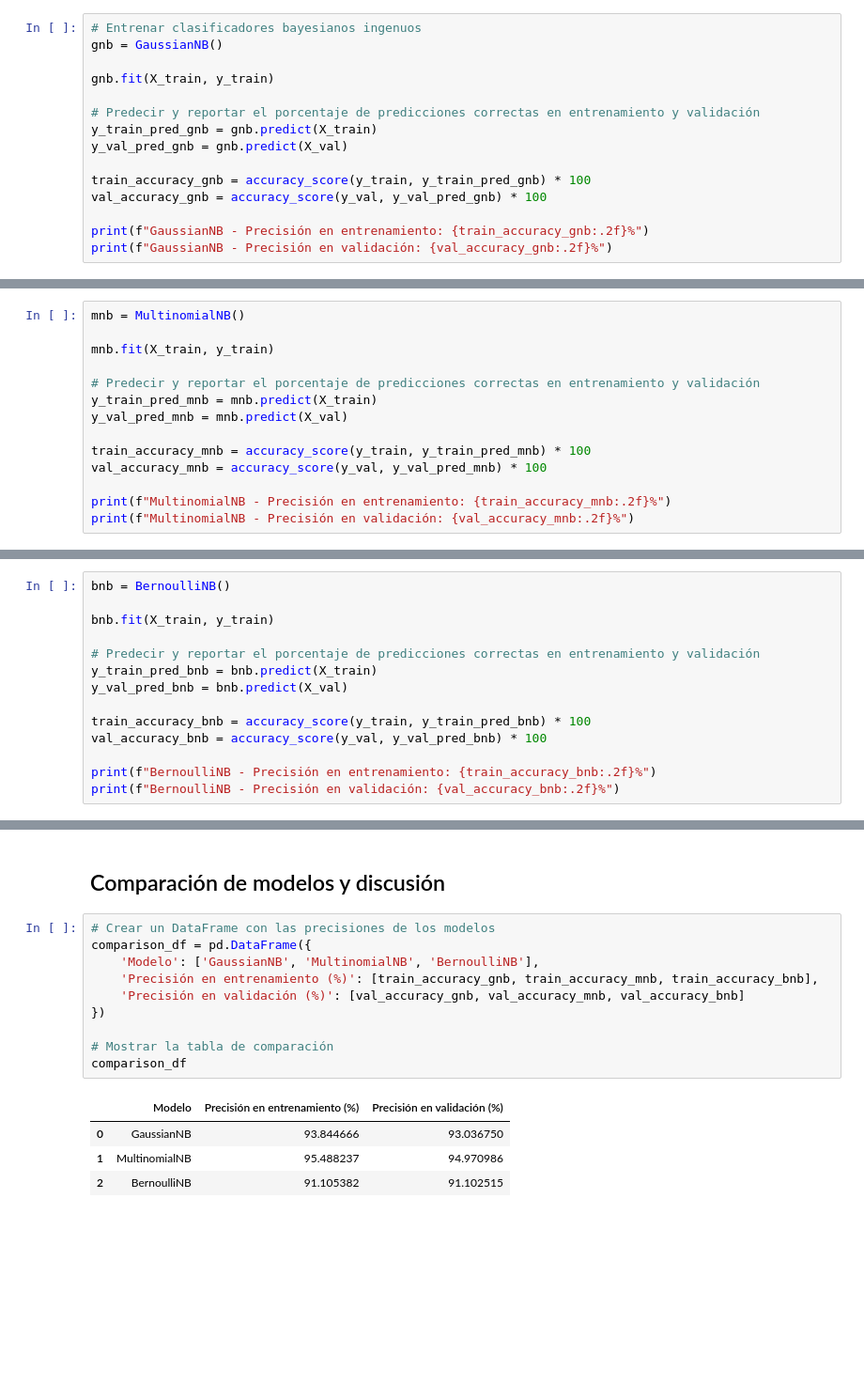
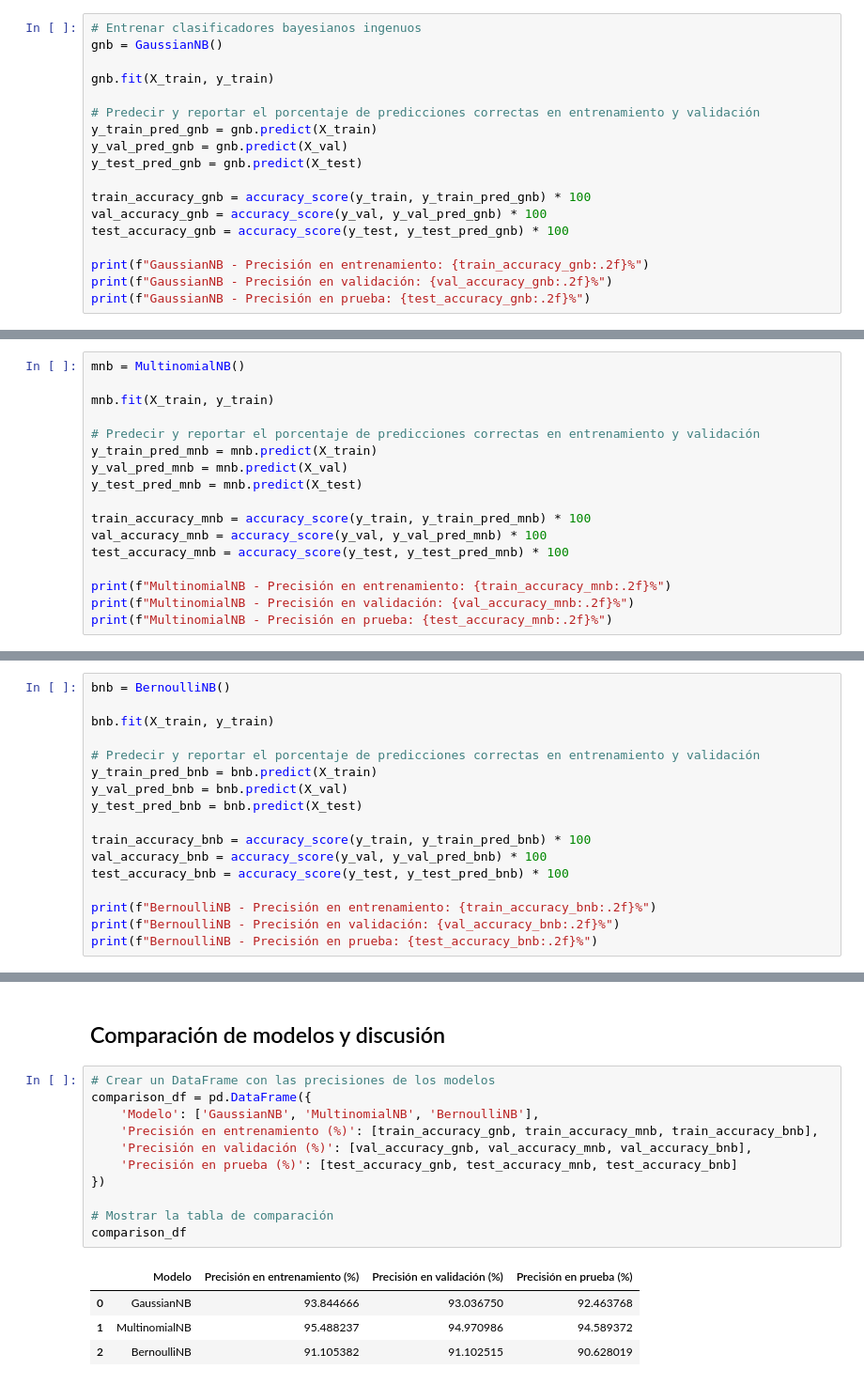
Before and after one commit to roicort/PCIC, a Jupyter notebook: ML/T1/2-SPAM.ipynb, the cells around one changed output, grey strips where cells are left out. Shown: that part at 94% size. Cells and saved outputs as stored; diff of their text form; blank space fills up the shorter version.

```diff
--- a/ML/T1/2-SPAM.ipynb
+++ b/ML/T1/2-SPAM.ipynb
@@ -91,12 +99,15 @@ gnb.fit(X_train, y_train)
 # Predecir y reportar el porcentaje de predicciones correctas en entrenamiento y validación
 y_train_pred_gnb = gnb.predict(X_train)
 y_val_pred_gnb = gnb.predict(X_val)
+y_test_pred_gnb = gnb.predict(X_test)
 
 train_accuracy_gnb = accuracy_score(y_train, y_train_pred_gnb) * 100
 val_accuracy_gnb = accuracy_score(y_val, y_val_pred_gnb) * 100
+test_accuracy_gnb = accuracy_score(y_test, y_test_pred_gnb) * 100
 
 print(f"GaussianNB - Precisión en entrenamiento: {train_accuracy_gnb:.2f}%")
 print(f"GaussianNB - Precisión en validación: {val_accuracy_gnb:.2f}%")
+print(f"GaussianNB - Precisión en prueba: {test_accuracy_gnb:.2f}%")
 # %% [output]
 GaussianNB - Precisión en entrenamiento: 93.84%
 GaussianNB - Precisión en validación: 93.04%
@@ -110,12 +122,15 @@ mnb.fit(X_train, y_train)
 # Predecir y reportar el porcentaje de predicciones correctas en entrenamiento y validación
 y_train_pred_mnb = mnb.predict(X_train)
 y_val_pred_mnb = mnb.predict(X_val)
+y_test_pred_mnb = mnb.predict(X_test)
 
 train_accuracy_mnb = accuracy_score(y_train, y_train_pred_mnb) * 100
 val_accuracy_mnb = accuracy_score(y_val, y_val_pred_mnb) * 100
+test_accuracy_mnb = accuracy_score(y_test, y_test_pred_mnb) * 100
 
 print(f"MultinomialNB - Precisión en entrenamiento: {train_accuracy_mnb:.2f}%")
 print(f"MultinomialNB - Precisión en validación: {val_accuracy_mnb:.2f}%")
+print(f"MultinomialNB - Precisión en prueba: {test_accuracy_mnb:.2f}%")
 # %% [output]
 MultinomialNB - Precisión en entrenamiento: 95.49%
 MultinomialNB - Precisión en validación: 94.97%
@@ -129,12 +145,15 @@ bnb.fit(X_train, y_train)
 # Predecir y reportar el porcentaje de predicciones correctas en entrenamiento y validación
 y_train_pred_bnb = bnb.predict(X_train)
 y_val_pred_bnb = bnb.predict(X_val)
+y_test_pred_bnb = bnb.predict(X_test)
 
 train_accuracy_bnb = accuracy_score(y_train, y_train_pred_bnb) * 100
 val_accuracy_bnb = accuracy_score(y_val, y_val_pred_bnb) * 100
+test_accuracy_bnb = accuracy_score(y_test, y_test_pred_bnb) * 100
 
 print(f"BernoulliNB - Precisión en entrenamiento: {train_accuracy_bnb:.2f}%")
 print(f"BernoulliNB - Precisión en validación: {val_accuracy_bnb:.2f}%")
+print(f"BernoulliNB - Precisión en prueba: {test_accuracy_bnb:.2f}%")
 # %% [output]
 BernoulliNB - Precisión en entrenamiento: 91.11%
 BernoulliNB - Precisión en validación: 91.10%
@@ -143,15 +163,16 @@ BernoulliNB - Precisión en validación: 91.10%
 # %%
 # Crear un DataFrame con las precisiones de los modelos
 comparison_df = pd.DataFrame({
     'Modelo': ['GaussianNB', 'MultinomialNB', 'BernoulliNB'],
     'Precisión en entrenamiento (%)': [train_accuracy_gnb, train_accuracy_mnb, train_accuracy_bnb],
-    'Precisión en validación (%)': [val_accuracy_gnb, val_accuracy_mnb, val_accuracy_bnb]
+    'Precisión en validación (%)': [val_accuracy_gnb, val_accuracy_mnb, val_accuracy_bnb],
+    'Precisión en prueba (%)': [test_accuracy_gnb, test_accuracy_mnb, test_accuracy_bnb]
 })
 
 # Mostrar la tabla de comparación
 comparison_df
 # %% [output]
-|  | Modelo | Precisión en entrenamiento (%) | Precisión en validación (%) |
-| 0 | GaussianNB | 93.844666 | 93.036750 |
-| 1 | MultinomialNB | 95.488237 | 94.970986 |
-| 2 | BernoulliNB | 91.105382 | 91.102515 |
+|  | Modelo | Precisión en entrenamiento (%) | Precisión en validación (%) | Precisión en prueba (%) |
+| 0 | GaussianNB | 93.844666 | 93.036750 | 92.463768 |
+| 1 | MultinomialNB | 95.488237 | 94.970986 | 94.589372 |
+| 2 | BernoulliNB | 91.105382 | 91.102515 | 90.628019 |
```
Also changed, not shown: parts of 13 cells of this notebook, 6 other files.
